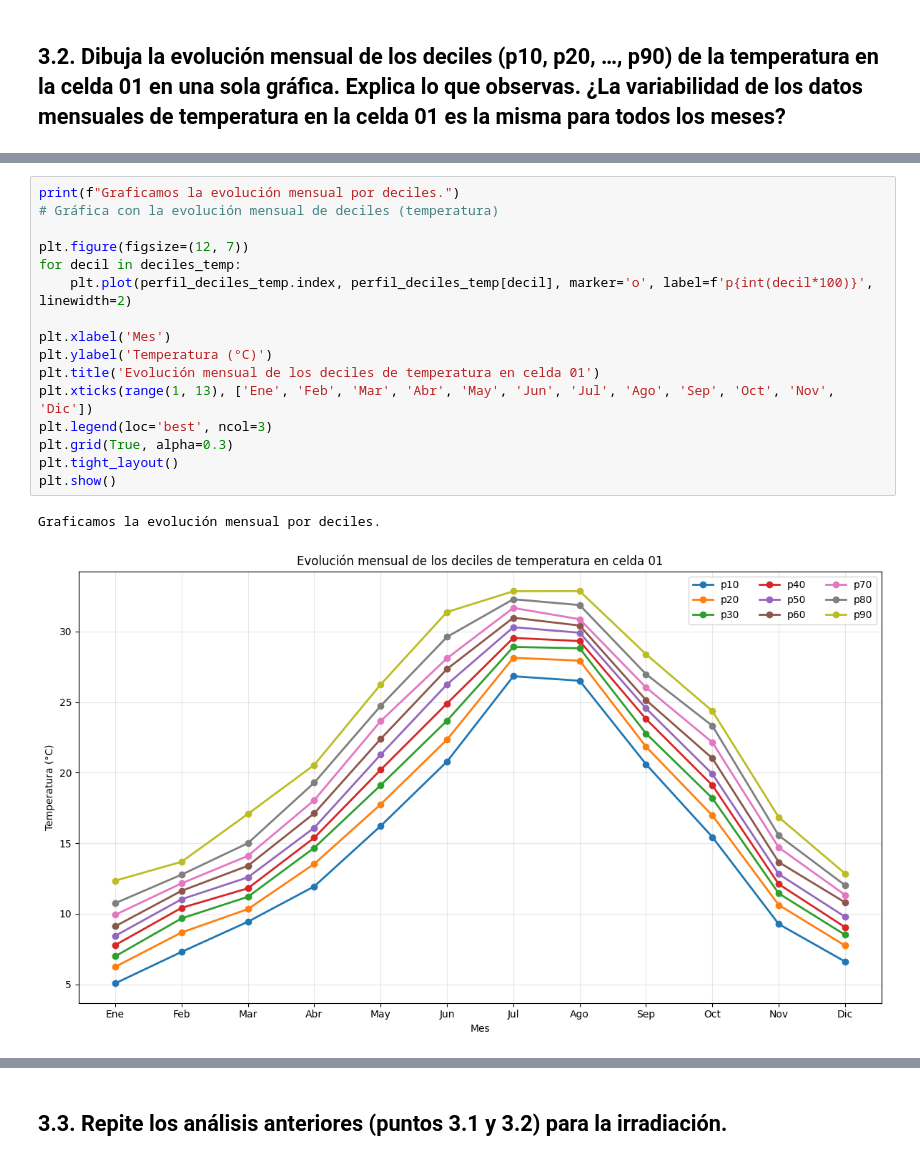
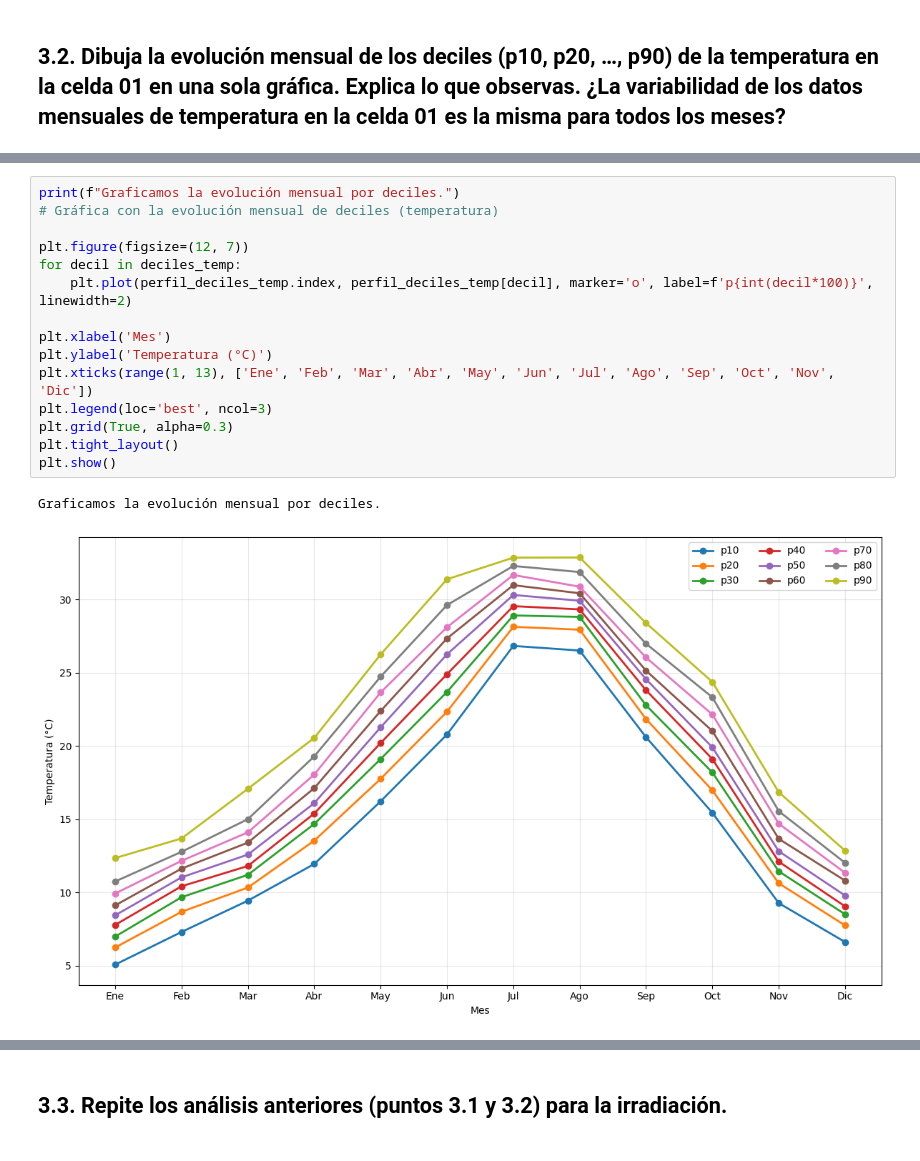
Before and after one commit to AlbertoRodvic/t1_estadistica_descriptiva, a Jupyter notebook: src/Apartado_3.ipynb, the cells around one changed output, grey strips where cells are left out. Saved outputs shown, nothing was run; the diff lists cells and outputs as text.

```diff
--- a/src/Apartado_3.ipynb
+++ b/src/Apartado_3.ipynb
@@ -104,20 +126,19 @@ MES
 # %%
 print(f"Graficamos la evolución mensual por deciles.")
 # Gráfica con la evolución mensual de deciles (temperatura)
 
 plt.figure(figsize=(12, 7))
 for decil in deciles_temp:
     plt.plot(perfil_deciles_temp.index, perfil_deciles_temp[decil], marker='o', label=f'p{int(decil*100)}', linewidth=2)
 
 plt.xlabel('Mes')
 plt.ylabel('Temperatura (°C)')
-plt.title('Evolución mensual de los deciles de temperatura en celda 01')
 plt.xticks(range(1, 13), ['Ene', 'Feb', 'Mar', 'Abr', 'May', 'Jun', 'Jul', 'Ago', 'Sep', 'Oct', 'Nov', 'Dic'])
 plt.legend(loc='best', ncol=3)
 plt.grid(True, alpha=0.3)
 plt.tight_layout()
 plt.show()
 # %% [output]
 Graficamos la evolución mensual por deciles.
-[figure, old version]
+[figure, new version]
 # %%
```
Also changed, not shown: parts of 8 cells of this notebook.
